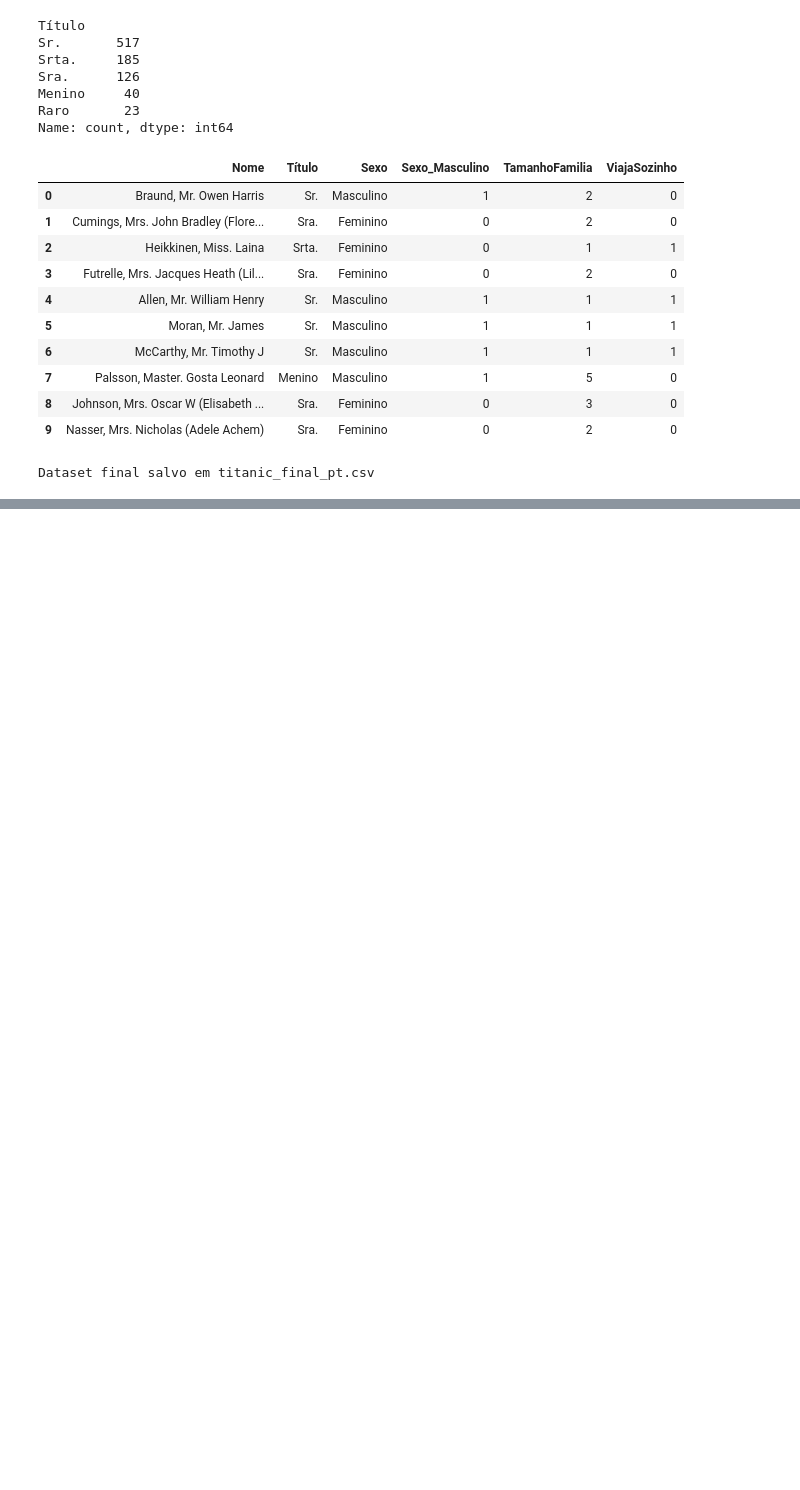
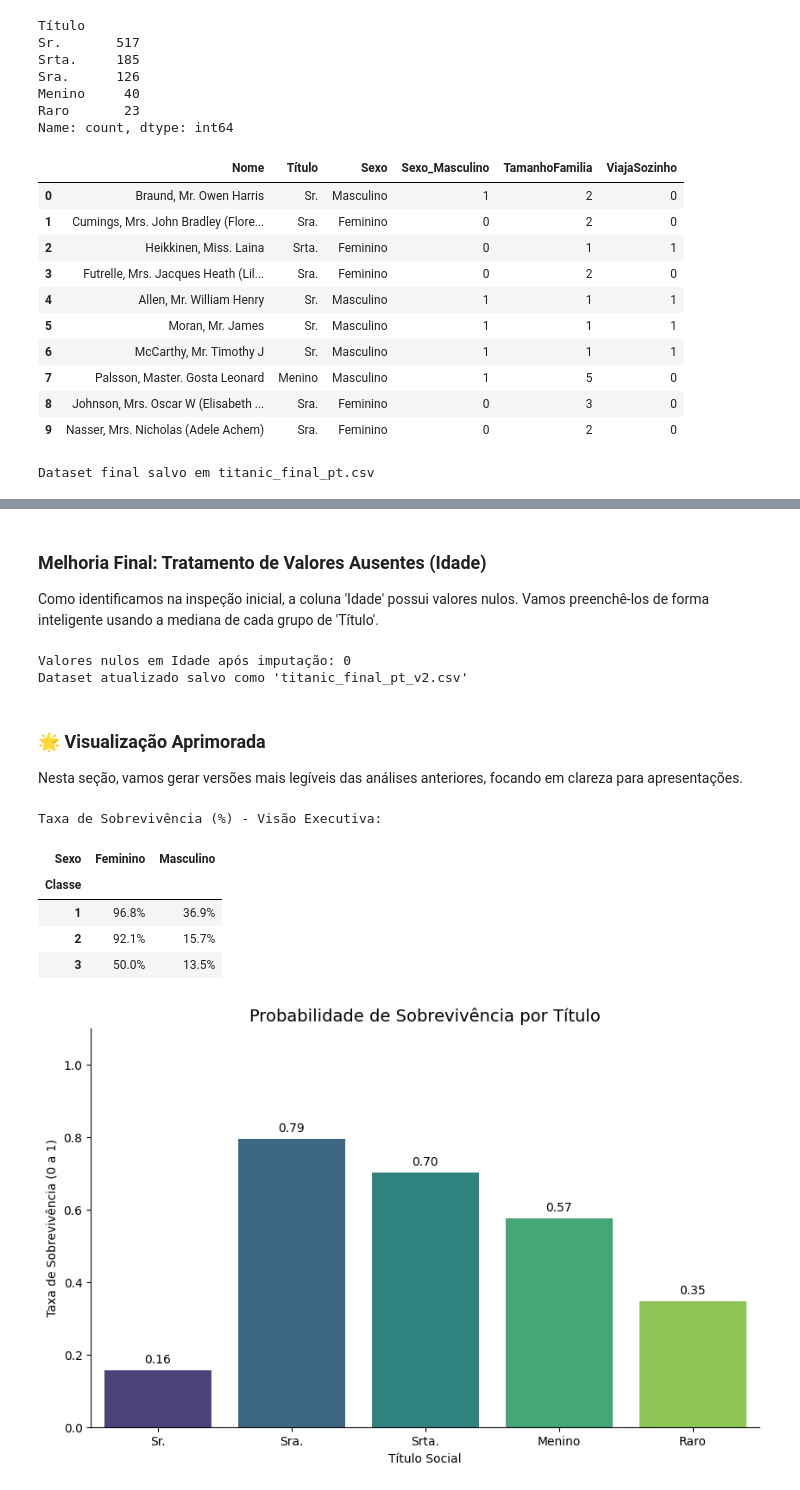
Before and after one commit to PedroNeves07/Atividade-de-Analise-Exploratoria-de-Dados, a Jupyter notebook: notebook_EDA.ipynb, the cells around one changed output, grey strips where cells are left out. Drawn from its saved outputs; the diff is of its cells as text; code cells hidden in the pictures; blank space fills up the shorter version.

Commit message:
Criado usando o Colab coloquei alguns graficos a mais para facilitar o entedimento eles estão na parte de baixo

```diff
--- a/notebook_EDA.ipynb
+++ b/notebook_EDA.ipynb
@@ -435,0 +462,54 @@ Dataset final salvo em titanic_final_pt.csv
+# %% [markdown]
+### Melhoria Final: Tratamento de Valores Ausentes (Idade)
+Como identificamos na inspeção inicial, a coluna 'Idade' possui valores nulos. Vamos preenchê-los de forma inteligente usando a mediana de cada grupo de 'Título'.
+# %%
+# Preenchendo valores nulos da Idade com a mediana baseada no Título
+df['Idade'] = df['Idade'].fillna(df.groupby('Título')['Idade'].transform('median'))
+
+# Verificando se ainda restam nulos
+print(f"Valores nulos em Idade após imputação: {df['Idade'].isnull().sum()}")
+
+# Salvando a versão final atualizada
+df.to_csv('titanic_final_pt_v2.csv', index=False)
+print("Dataset atualizado salvo como 'titanic_final_pt_v2.csv'")
+# %% [output]
+Valores nulos em Idade após imputação: 0
+Dataset atualizado salvo como 'titanic_final_pt_v2.csv'
+# %% [markdown]
+### 🌟 Visualização Aprimorada
+Nesta seção, vamos gerar versões mais legíveis das análises anteriores, focando em clareza para apresentações.
+# %%
+import warnings
+warnings.filterwarnings('ignore') # Limpa avisos estéticos
+
+# 1. Tabela Estilizada: Sobrevivência por Classe e Sexo
+print("Taxa de Sobrevivência (%) - Visão Executiva:")
+pivot_styled = df.pivot_table(index='Classe', columns='Sexo', values='Sobreviveu', aggfunc='mean') * 100
+display(pivot_styled.style.background_gradient(cmap='Greens').format("{:.1f}%"))
+
+# 2. Gráfico de Barras com Rótulos de Dados
+plt.figure(figsize=(10, 6))
+ax = sns.barplot(x='Título', y='Sobreviveu', data=df, palette='viridis', ci=None)
+
+# Adicionando os números em cima das barras
+for p in ax.patches:
+    ax.annotate(format(p.get_height(), '.2f'),
+                   (p.get_x() + p.get_width() / 2., p.get_height()),
+                   ha = 'center', va = 'center',
+                   xytext = (0, 9),
+                   textcoords = 'offset points')
+
+plt.title('Probabilidade de Sobrevivência por Título', fontsize=14)
+plt.ylabel('Taxa de Sobrevivência (0 a 1)')
+plt.xlabel('Título Social')
+plt.ylim(0, 1.1) # Espaço para o texto
+sns.despine() # Remove bordas desnecessárias
+plt.show()
+# %% [output]
+Taxa de Sobrevivência (%) - Visão Executiva:
+| Sexo | Feminino | Masculino |
+| Classe |  |  |
+| 1 | 96.8% | 36.9% |
+| 2 | 92.1% | 15.7% |
+| 3 | 50.0% | 13.5% |
+[figure, added]
```
Also changed, not shown: parts of 3 cells of this notebook.
